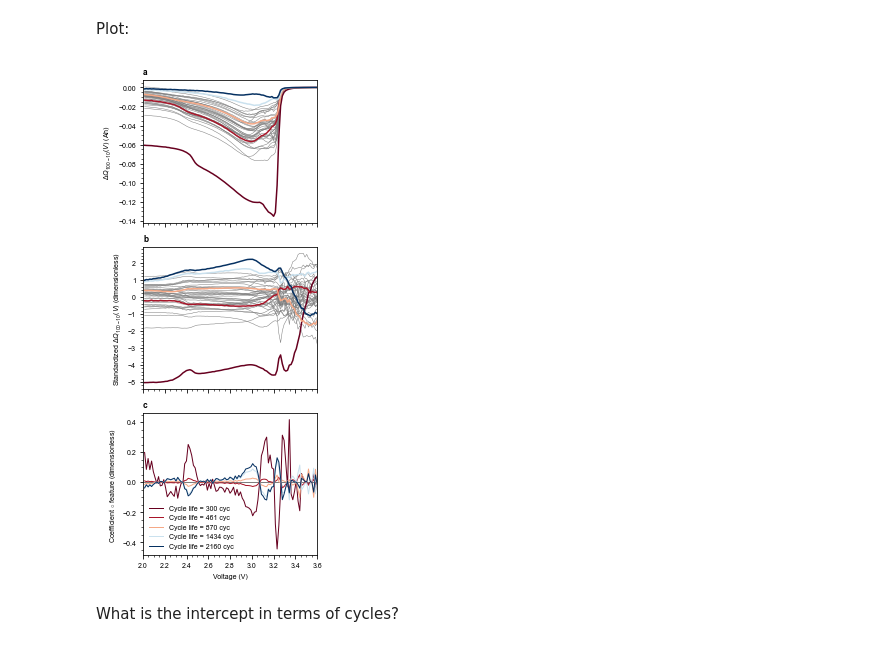
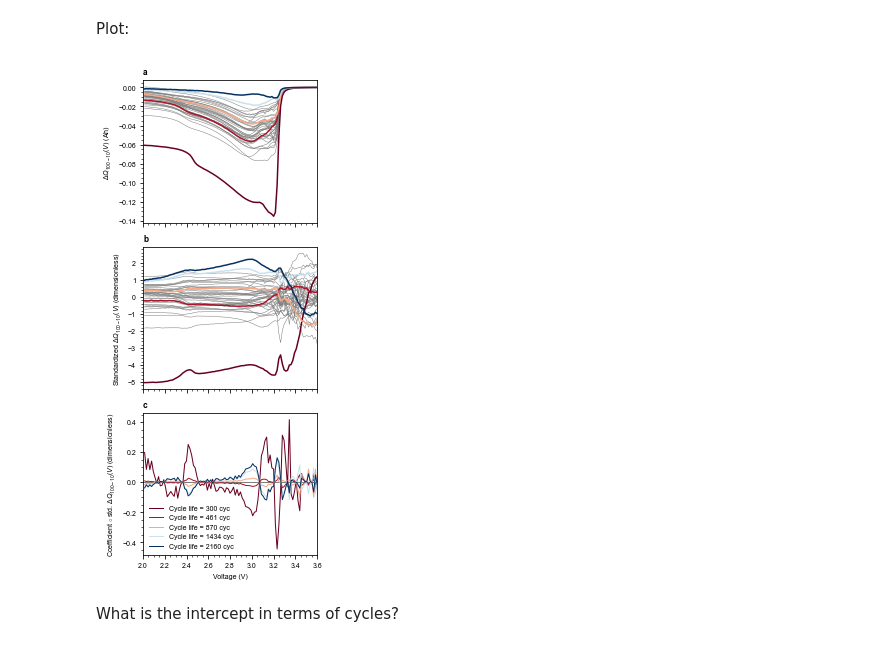
Before and after one commit to petermattia/revisit-severson-et-al, a Jupyter notebook: revisit-severson-et-al.ipynb, the cells around one changed output. Drawn from its saved outputs; the diff is of its cells as text; code cells hidden in the pictures.

Commit message:
Update figure 9c caption
replace "feature" with "std. DeltaQ(V)"

```diff
--- a/revisit-severson-et-al.ipynb
+++ b/revisit-severson-et-al.ipynb
@@ -1613,35 +1613,35 @@ ax = ax.ravel()
 ax[2].axhline(0, color='tab:gray')
 
 for k in np.arange(len(ax)):
     ax[k].set_title(chr(97+k), loc='left', weight='bold')
 
 for k in np.arange(len(X_train)):
     if k not in indices:
         ax[0].plot(Vdlin[::freq], X_train[k, :], linewidth=0.5, color='tab:gray')
         ax[1].plot(Vdlin[::freq], X_train_scaled[k, :], linewidth=0.5, color='tab:gray')
 
 for idx in indices:
 
     label = f'Cycle life = {cycle_lives_train[idx]:.0f} cyc'
 
     coefs_times_features = (X_train_scaled[idx, :] * models['PLSR'].coef_.T).T
 
     ax[0].plot(Vdlin[::freq], X_train[idx, :], color=colors[idx], linewidth=1.5)
     ax[1].plot(Vdlin[::freq], X_train_scaled[idx, :], color=colors[idx], linewidth=1.5)
     ax[2].plot(Vdlin[::freq], coefs_times_features, color=colors[idx], label=label)
 
 ax[2].set_xlabel('Voltage (V)')
 ax[2].set_xlim([2.0, 3.6])
 
 ax[2].legend()
 ax[0].set_ylabel('$\Delta Q_{100-10}(V)$ (Ah)')
 ax[1].set_ylabel('Standardized $\Delta Q_{100-10}(V)$ (dimensionless)')
-ax[2].set_ylabel('Coefficient $\circ$ feature (dimensionless)')
+ax[2].set_ylabel('Coefficient $\circ$ std. $\Delta Q_{100-10}(V)$ (dimensionless)')
 
 plt.tight_layout()
 plt.savefig(figpath / 'fig9_multivariate_examples.eps', format='eps')
 # %% [output]
-[figure, old version]
+[figure, new version]
 # %% [markdown]
 What is the intercept in terms of cycles?
 # %%
```
Also changed, not shown: parts of 3 cells of this notebook, 9 other files.
